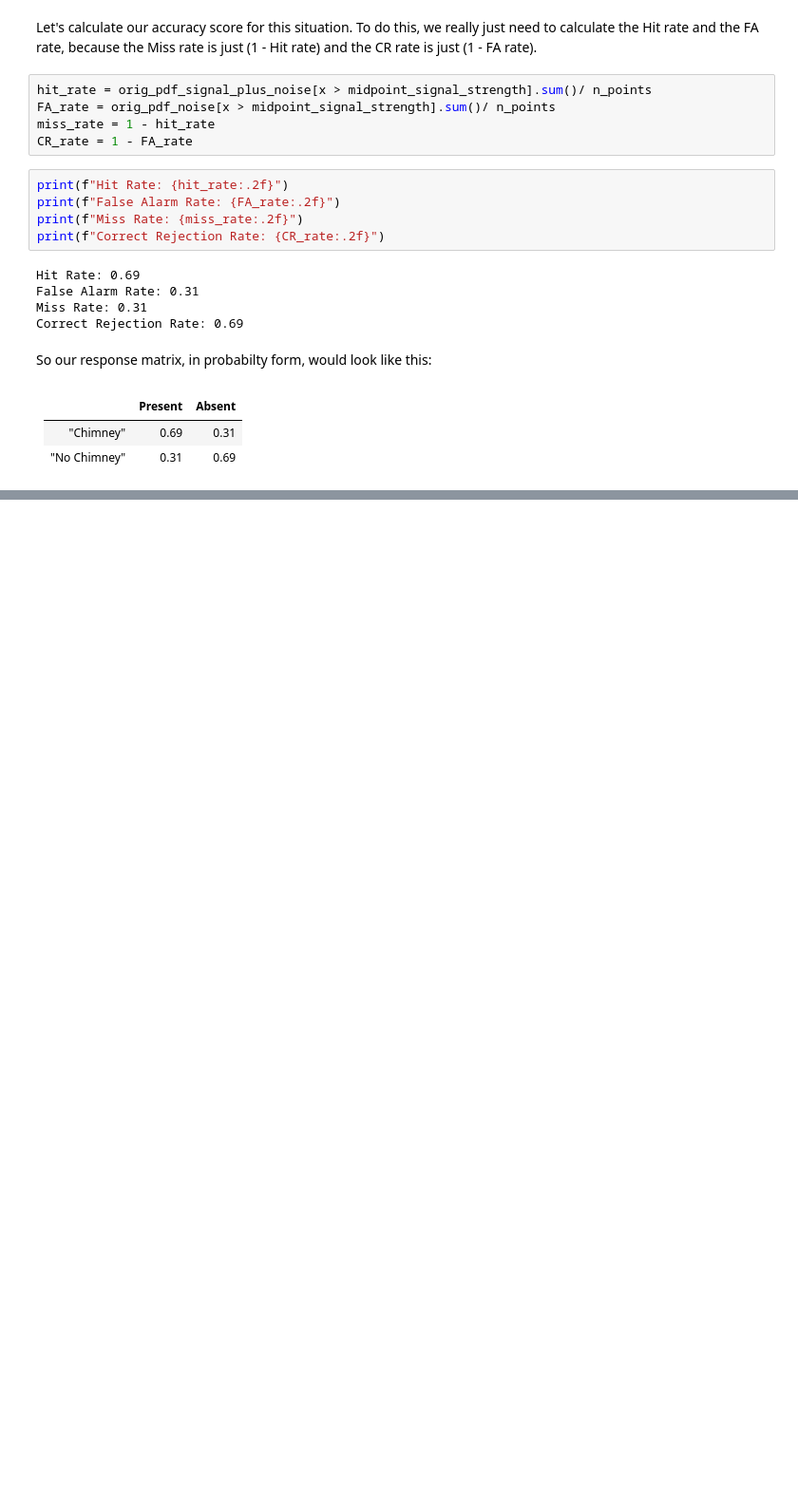
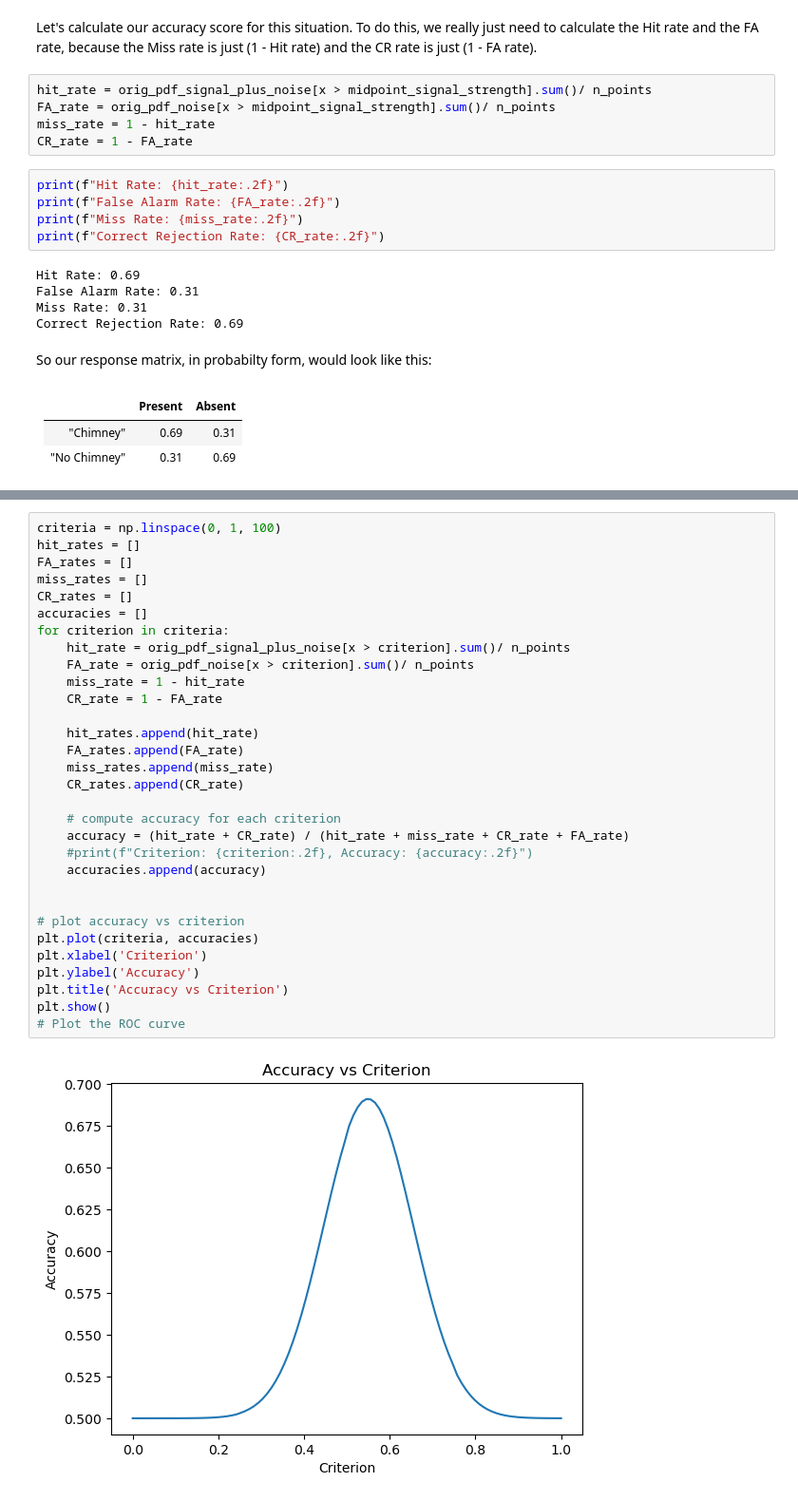
Before and after one commit to psychdatascience/FDS-CourseTwo, a Jupyter notebook: Other/ConfusionMatrix/confusion_matrix.ipynb, the cells around one changed output, grey strips where cells are left out. Shown: that part at 95% size. Saved outputs shown, nothing was run; the diff lists cells and outputs as text; blank space fills up the shorter version.

```diff
--- a/Other/ConfusionMatrix/confusion_matrix.ipynb
+++ b/Other/ConfusionMatrix/confusion_matrix.ipynb
@@ -292,0 +324,33 @@ So our response matrix, in probabilty form, would look like this:
+# %%
+criteria = np.linspace(0, 1, 100)
+hit_rates = []
+FA_rates = []
+miss_rates = []
+CR_rates = []
+accuracies = []
+for criterion in criteria:
+    hit_rate = orig_pdf_signal_plus_noise[x > criterion].sum()/ n_points
+    FA_rate = orig_pdf_noise[x > criterion].sum()/ n_points
+    miss_rate = 1 - hit_rate
+    CR_rate = 1 - FA_rate
+
+    hit_rates.append(hit_rate)
+    FA_rates.append(FA_rate)
+    miss_rates.append(miss_rate)
+    CR_rates.append(CR_rate)
+
+    # compute accuracy for each criterion
+    accuracy = (hit_rate + CR_rate) / (hit_rate + miss_rate + CR_rate + FA_rate)
+    #print(f"Criterion: {criterion:.2f}, Accuracy: {accuracy:.2f}")
+    accuracies.append(accuracy)
+
+
+# plot accuracy vs criterion
+plt.plot(criteria, accuracies)
+plt.xlabel('Criterion')
+plt.ylabel('Accuracy')
+plt.title('Accuracy vs Criterion')
+plt.show()
+# Plot the ROC curve
+# %% [output]
+[figure, added]
```
Also changed, not shown: parts of 4 cells of this notebook.
